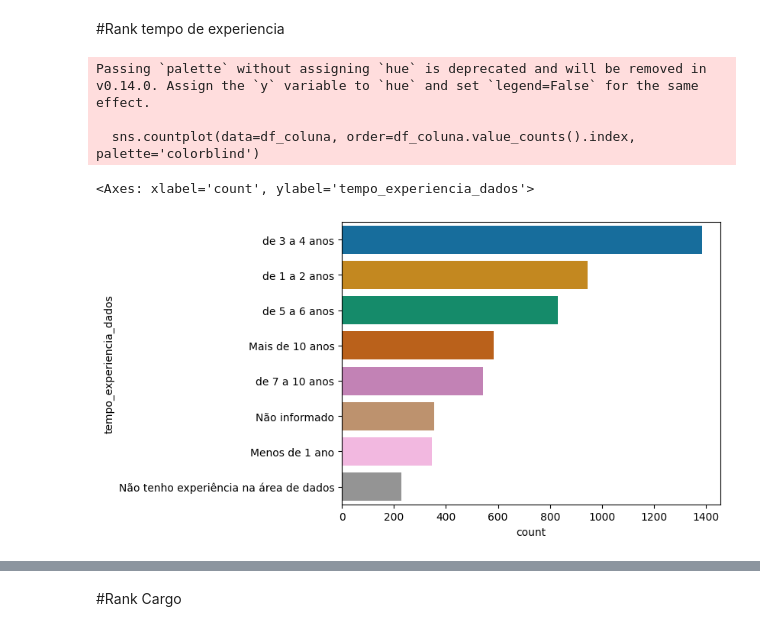
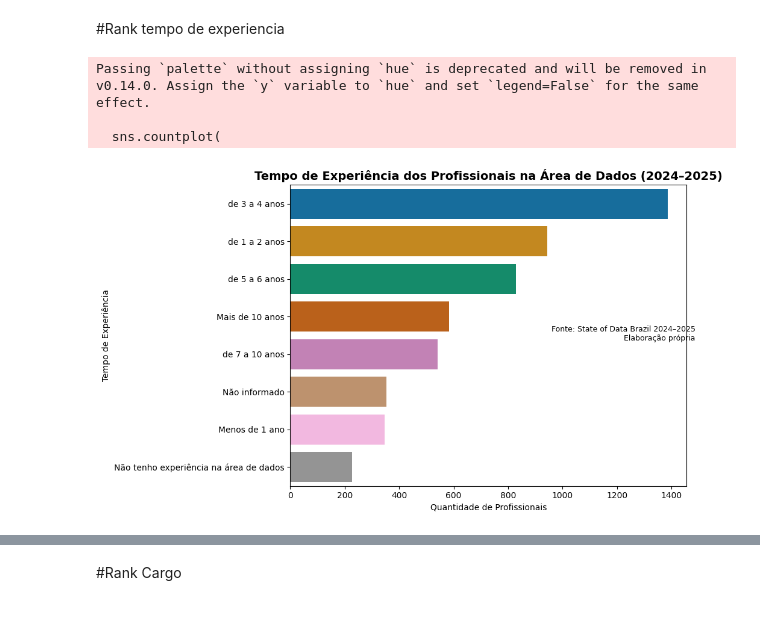
Before and after one commit to EdilsonMarquesCurzJr/TopicosATVF, a Jupyter notebook: DataExplore/Edilson_Marques_Gabriel_Vinicius_Reinaldo_Dias_Jorge_Lucas_2025_1_EDA.ipynb, the cells around one changed output, grey strips where cells are left out. Saved outputs shown, nothing was run; the diff lists cells and outputs as text; code cells hidden in the pictures.

Commit message:
melhorias titulos, rotulos, legendas, comentarios

```diff
--- a/DataExplore/Edilson_Marques_Gabriel_Vinicius_Reinaldo_Dias_Jorge_Lucas_2025_1_EDA.ipynb
+++ b/DataExplore/Edilson_Marques_Gabriel_Vinicius_Reinaldo_Dias_Jorge_Lucas_2025_1_EDA.ipynb
@@ -277,12 +277,24 @@ Passing `palette` without assigning `hue` is deprecated and will be removed in v
 > A participação de pessoas sem formação superior é muito baixa, reforçando a alta qualificação do grupo estudado.
 # %% [markdown]
 #Rank tempo de experiencia
-# %%
-df_coluna = df['tempo_experiencia_dados']
-sns.countplot(data=df_coluna, order=df_coluna.value_counts().index, palette='colorblind')
-# %% [output]
-Passing `palette` without assigning `hue` is deprecated and will be removed in v0.14.0. Assign the `y` variable to `hue` and set `legend=False` for the same effect.
-
-  sns.countplot(data=df_coluna, order=df_coluna.value_counts().index, palette='colorblind')
-<Axes: xlabel='count', ylabel='tempo_experiencia_dados'>
-[figure, removed]
+# %%
+plt.figure(figsize=(10, 6))
+sns.countplot(
+    data=df,
+    y='tempo_experiencia_dados',
+    order=df['tempo_experiencia_dados'].value_counts().index,
+    palette='colorblind'
+)
+
+plt.title("Tempo de Experiência dos Profissionais na Área de Dados (2024–2025)", fontsize=14, weight='bold')
+plt.xlabel("Quantidade de Profissionais")
+plt.ylabel("Tempo de Experiência")
+plt.figtext(1, 0.5, "Fonte: State of Data Brazil 2024–2025\nElaboração própria", fontsize=9, ha='right')
+
+plt.tight_layout()
+plt.show()
+# %% [output]
+Passing `palette` without assigning `hue` is deprecated and will be removed in v0.14.0. Assign the `y` variable to `hue` and set `legend=False` for the same effect.
+
+  sns.countplot(
+[figure, added]
```
Also changed, not shown: parts of 5 cells of this notebook.
